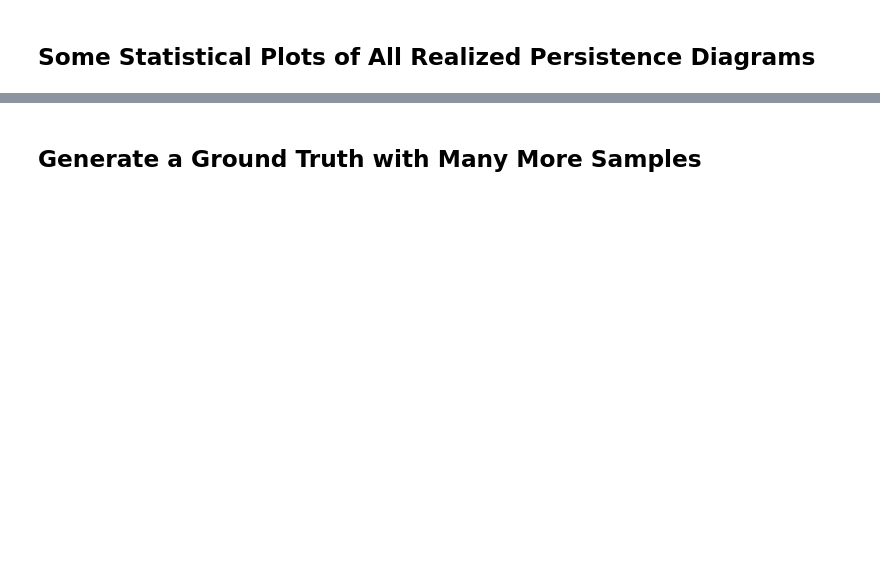
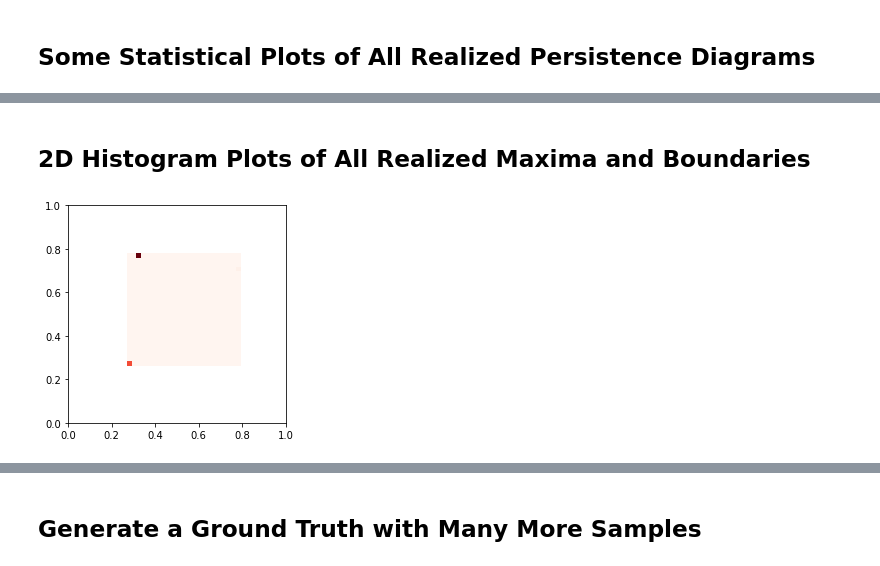
Before and after one commit to maljovec/topopy, a Jupyter notebook: ProbabilisticPersistenceDiagram.ipynb, the cells around one changed output, grey strips where cells are left out. Saved outputs shown, nothing was run; the diff lists cells and outputs as text; code cells hidden in the pictures; blank space fills up the shorter version.

```diff
--- a/ProbabilisticPersistenceDiagram.ipynb
+++ b/ProbabilisticPersistenceDiagram.ipynb
@@ -145,0 +257,9 @@ grid.ax_joint.add_collection(mask)
+# %% [markdown]
+## 2D Histogram Plots of All Realized Maxima and Boundaries
+# %%
+plt.hist2d(maxima[:, 0], maxima[:, 1], bins=25, cmap='Reds')
+plt.gca().set_xlim(0, 1)
+plt.gca().set_ylim(0, 1)
+plt.gca().set_aspect('equal')
+# %% [output]
+[figure, added]
```
Also changed, not shown: parts of 29 cells of this notebook, 1 other file.
